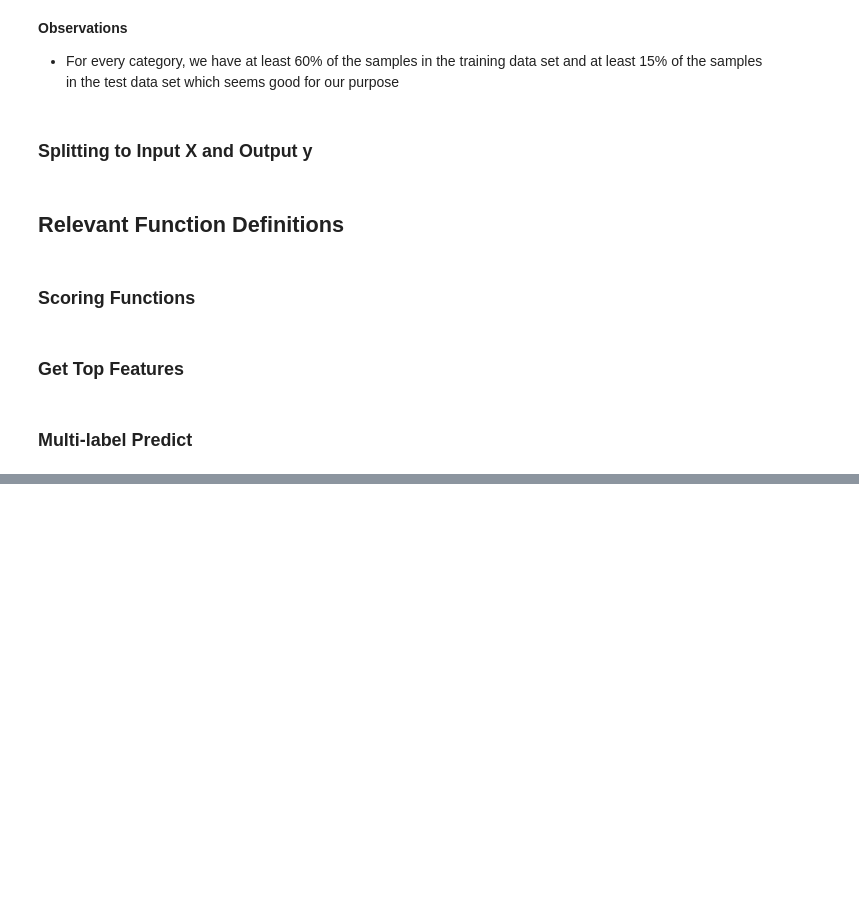
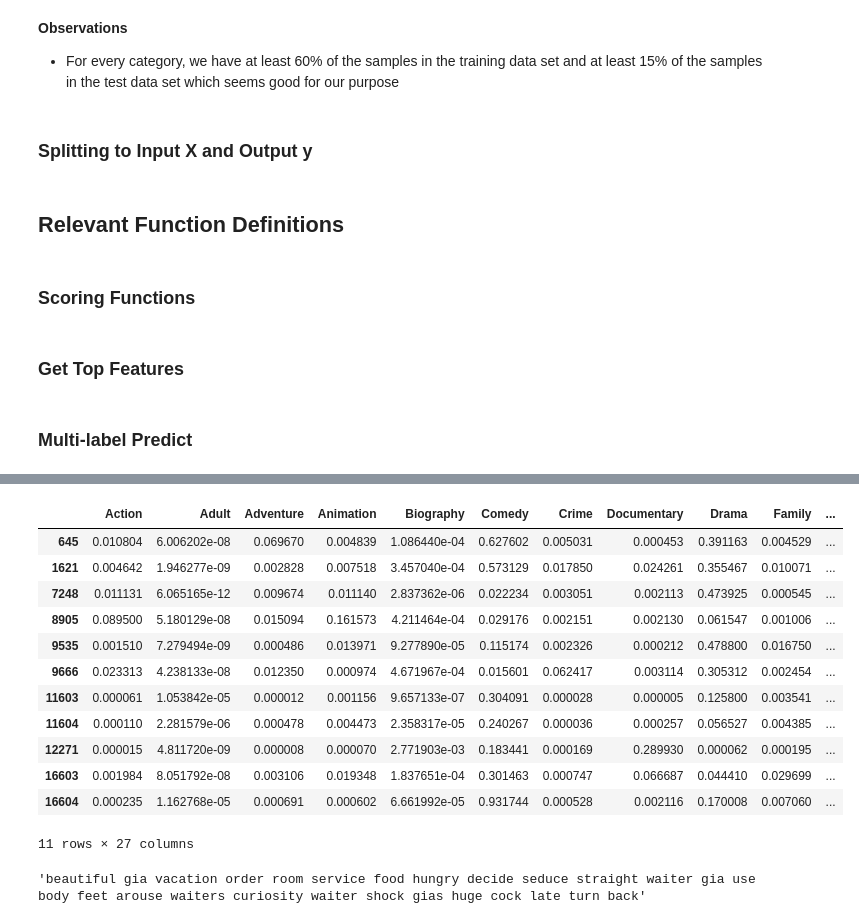
Before and after one commit to shashankvmaiya/Movie-Genre-Multi-Label-Text-Classification, a Jupyter notebook: Reports/Modeling.ipynb, the cells around one changed output, grey strips where cells are left out. Saved outputs shown, nothing was run; the diff lists cells and outputs as text; code cells hidden in the pictures; blank space fills up the shorter version.

```diff
--- a/Reports/Modeling.ipynb
+++ b/Reports/Modeling.ipynb
@@ -378,0 +379,26 @@ train_y.shape
+# %%
+pipeline = Pipeline([
+                ('tfidf', TfidfVectorizer()),
+                ('clf', OneVsRestClassifier(MultinomialNB(fit_prior=True, class_prior=None)))
+            ])
+# sorted(pipeline.get_params().keys()) # -- to obtain the GridSearchCV parameter names
+parameters = {
+                'tfidf__max_df': (0.25, 0.5, 0.75),
+                'tfidf__ngram_range': [(1, 2)],
+                'tfidf__min_df': [1, 3, 5],
+                'clf__estimator__alpha': (1e-2, 1e-3)
+            }
+
+grid_search_cv = GridSearchCV(pipeline, parameters, cv=2, n_jobs=3, verbose=10)
+grid_search_cv.fit(train_X, train_y)
+
+print()
+print("Best parameters set:")
+print (grid_search_cv.best_estimator_.steps)
+print()
+
+# measuring performance on test set
+print ("Applying best classifier on test data:")
+best_clf = grid_search_cv.best_estimator_
+prob, predictions = multi_label_predict(best_clf, test_X, thresh_sel=2, thresh_offset=0)
+accuracy(test_y, predictions)
@@ -378,0 +504,9 @@ train_y.shape
+# %%
+pipeline = Pipeline([
+                ('tfidf', TfidfVectorizer(max_df=0.5, min_df=2, ngram_range=(1, 2))),
+                ('clf', OneVsRestClassifier(MultinomialNB(alpha=0.01, fit_prior=True, class_prior=None)))
+            ])
+pipeline.fit(train_X, train_y)
+
+prob, predictions = multi_label_predict(pipeline, test_X, thresh_sel=2, thresh_offset=0)
+accuracy(test_y, predictions)
@@ -378,0 +536,20 @@ train_y.shape
+# %%
+prob[test_y['Adult']==1]
+# %% [output]
+|  | Action | Adult | Adventure | Animation | Biography | Comedy | Crime | Documentary | Drama | Family | ... |
+| 645 | 0.010804 | 6.006202e-08 | 0.069670 | 0.004839 | 1.086440e-04 | 0.627602 | 0.005031 | 0.000453 | 0.391163 | 0.004529 | ... |
+| 1621 | 0.004642 | 1.946277e-09 | 0.002828 | 0.007518 | 3.457040e-04 | 0.573129 | 0.017850 | 0.024261 | 0.355467 | 0.010071 | ... |
+| 7248 | 0.011131 | 6.065165e-12 | 0.009674 | 0.011140 | 2.837362e-06 | 0.022234 | 0.003051 | 0.002113 | 0.473925 | 0.000545 | ... |
+| 8905 | 0.089500 | 5.180129e-08 | 0.015094 | 0.161573 | 4.211464e-04 | 0.029176 | 0.002151 | 0.002130 | 0.061547 | 0.001006 | ... |
+| 9535 | 0.001510 | 7.279494e-09 | 0.000486 | 0.013971 | 9.277890e-05 | 0.115174 | 0.002326 | 0.000212 | 0.478800 | 0.016750 | ... |
+| 9666 | 0.023313 | 4.238133e-08 | 0.012350 | 0.000974 | 4.671967e-04 | 0.015601 | 0.062417 | 0.003114 | 0.305312 | 0.002454 | ... |
+| 11603 | 0.000061 | 1.053842e-05 | 0.000012 | 0.001156 | 9.657133e-07 | 0.304091 | 0.000028 | 0.000005 | 0.125800 | 0.003541 | ... |
+| 11604 | 0.000110 | 2.281579e-06 | 0.000478 | 0.004473 | 2.358317e-05 | 0.240267 | 0.000036 | 0.000257 | 0.056527 | 0.004385 | ... |
+| 12271 | 0.000015 | 4.811720e-09 | 0.000008 | 0.000070 | 2.771903e-03 | 0.183441 | 0.000169 | 0.289930 | 0.000062 | 0.000195 | ... |
+| 16603 | 0.001984 | 8.051792e-08 | 0.003106 | 0.019348 | 1.837651e-04 | 0.301463 | 0.000747 | 0.066687 | 0.044410 | 0.029699 | ... |
+| 16604 | 0.000235 | 1.162768e-05 | 0.000691 | 0.000602 | 6.661992e-05 | 0.931744 | 0.000528 | 0.002116 | 0.170008 | 0.007060 | ... |
+11 rows × 27 columns
+# %%
+test_X.loc[16604]
+# %% [output]
+'beautiful gia vacation order room service food hungry decide seduce straight waiter gia use body feet arouse waiters curiosity waiter shock gias huge cock late turn back'
```
Also changed, not shown: parts of 88 cells of this notebook, 1 other file.
